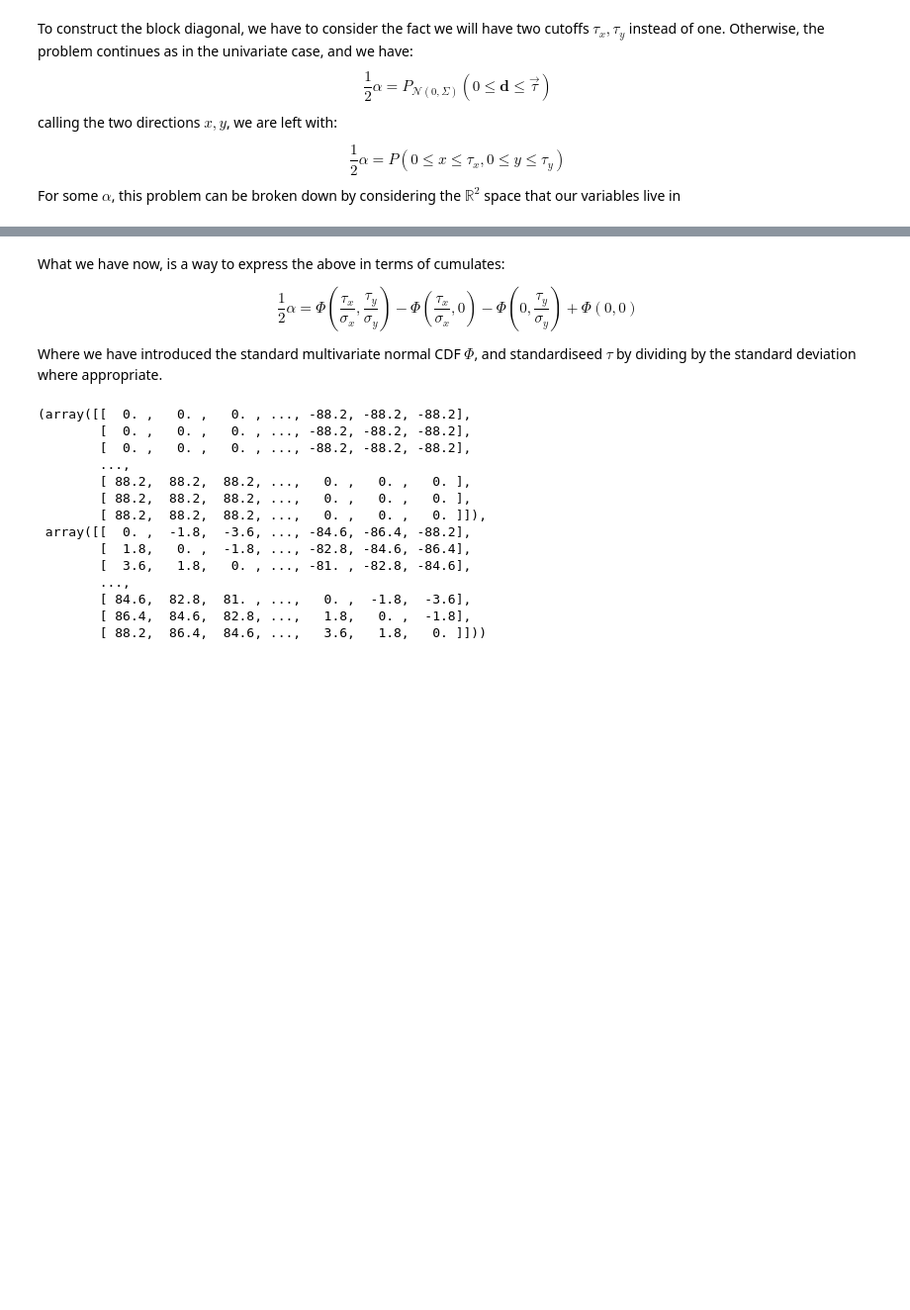
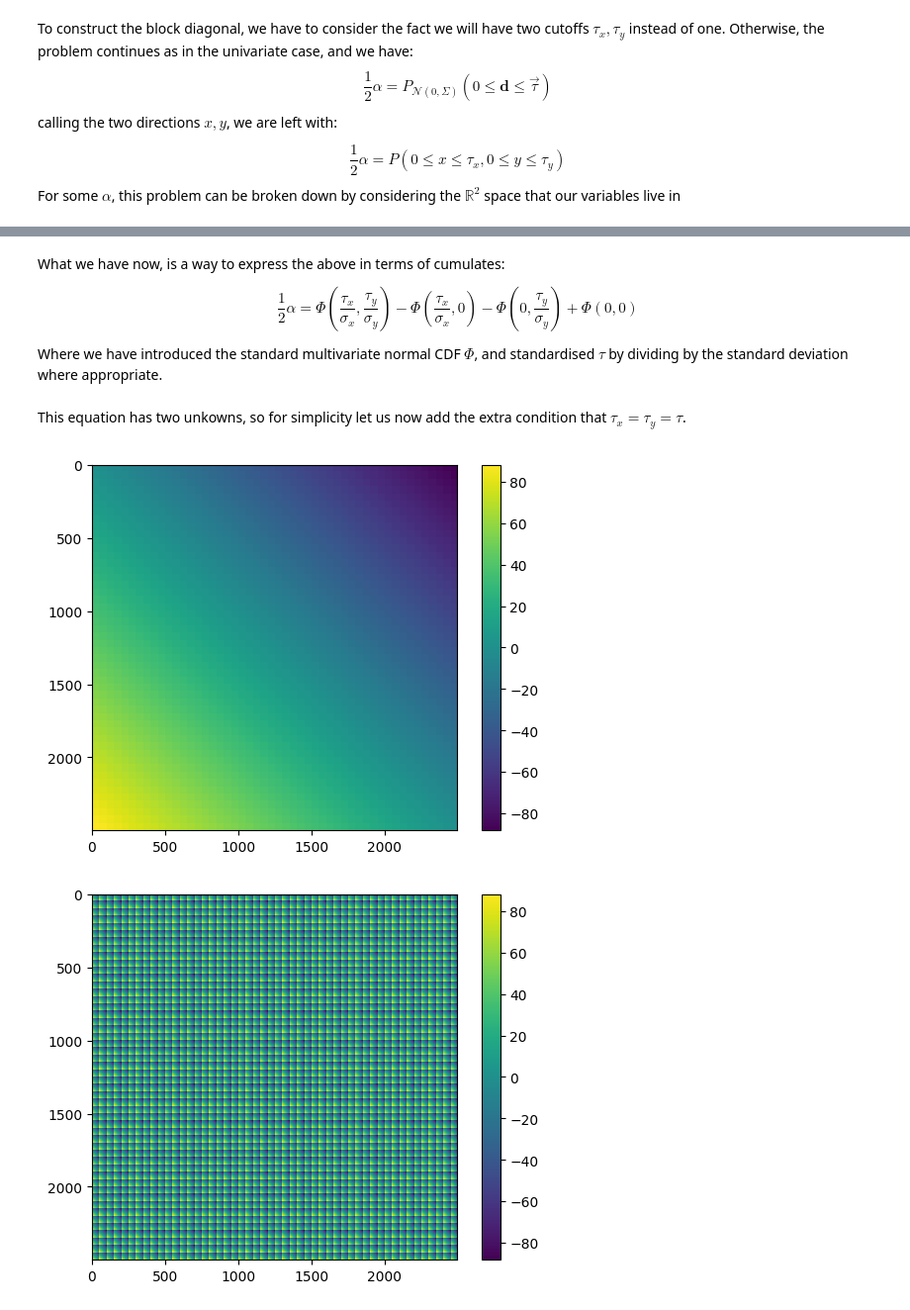
Before and after one commit to AbhishekDey03/mathematical-notebooks, a Jupyter notebook: covariance_matrix_calculations.ipynb, the cells around one changed output, grey strips where cells are left out. Shown at 99% size. Drawn from its saved outputs; the diff is of its cells as text; code cells hidden in the pictures; blank space fills up the shorter version.

```diff
--- a/covariance_matrix_calculations.ipynb
+++ b/covariance_matrix_calculations.ipynb
@@ -378,7 +384,9 @@ $$
 \frac{1}{2}\alpha = \Phi\left(\frac{{\tau_x}}{{\sigma_x}},\frac{{\tau_y}}{{\sigma_y}}\right) - \Phi\left(\frac{{\tau_x}}{{\sigma_x}},0\right)- \Phi\left(0,\frac{{\tau_y}}{{\sigma_y}}\right) + \Phi(0,0)
 $$
 
-Where we have introduced the standard multivariate normal CDF $\Phi$, and standardiseed $\tau$ by dividing by the standard deviation where appropriate.
+Where we have introduced the standard multivariate normal CDF $\Phi$, and standardised $\tau$ by dividing by the standard deviation where appropriate.
+# %% [markdown]
+This equation has two unkowns, so for simplicity let us now add the extra condition that $\tau_x=\tau_y=\tau$.
 # %%
 def distance_matrix(image_size, pixel_scale=1.8):
     x, y = np.meshgrid(np.arange(image_size), np.arange(image_size), indexing="ij")
@@ -390,25 +398,19 @@ def distance_matrix(image_size, pixel_scale=1.8):
     ra_flat = ra.ravel()
     dec_flat = dec.ravel()
 
-    d_ra = (ra_flat[:, None] - ra_flat[None, :]) * np.cos(dec_flat[:, None].to_value(u.rad))  # RA differences are calculated with cos(\delta_j)
-    d_dec = (dec_flat[:, None] - dec_flat[None, :])  # Declination differences
+    d_ra = ((ra_flat[:, None] - ra_flat[None, :]) * np.cos(dec_flat[:, None].to_value(u.rad))).value  # RA differences are calculated with cos(\delta_j)
+    d_dec = (dec_flat[:, None] - dec_flat[None, :]).value  # Declination differences
 
 
     return d_ra,d_dec
-# %%
-ra,dec = distance_matrix(50)
-# %% [output]
-(array([[  0. ,   0. ,   0. , ..., -88.2, -88.2, -88.2],
-        [  0. ,   0. ,   0. , ..., -88.2, -88.2, -88.2],
-        [  0. ,   0. ,   0. , ..., -88.2, -88.2, -88.2],
-        ...,
-        [ 88.2,  88.2,  88.2, ...,   0. ,   0. ,   0. ],
-        [ 88.2,  88.2,  88.2, ...,   0. ,   0. ,   0. ],
-        [ 88.2,  88.2,  88.2, ...,   0. ,   0. ,   0. ]]),
- array([[  0. ,  -1.8,  -3.6, ..., -84.6, -86.4, -88.2],
-        [  1.8,   0. ,  -1.8, ..., -82.8, -84.6, -86.4],
-        [  3.6,   1.8,   0. , ..., -81. , -82.8, -84.6],
-        ...,
-        [ 84.6,  82.8,  81. , ...,   0. ,  -1.8,  -3.6],
-        [ 86.4,  84.6,  82.8, ...,   1.8,   0. ,  -1.8],
-        [ 88.2,  86.4,  84.6, ...,   3.6,   1.8,   0. ]]))
+# %%
+ra,dec = distance_matrix(50)
+plt.imshow(ra, cmap=cmap, interpolation='nearest')
+plt.colorbar()
+plt.show()
+plt.imshow(dec, cmap=cmap, interpolation='nearest')
+plt.colorbar()
+plt.show()
+# %% [output]
+[figure, added]
+[figure, added]
```
Also changed, not shown: parts of 3 cells of this notebook.
